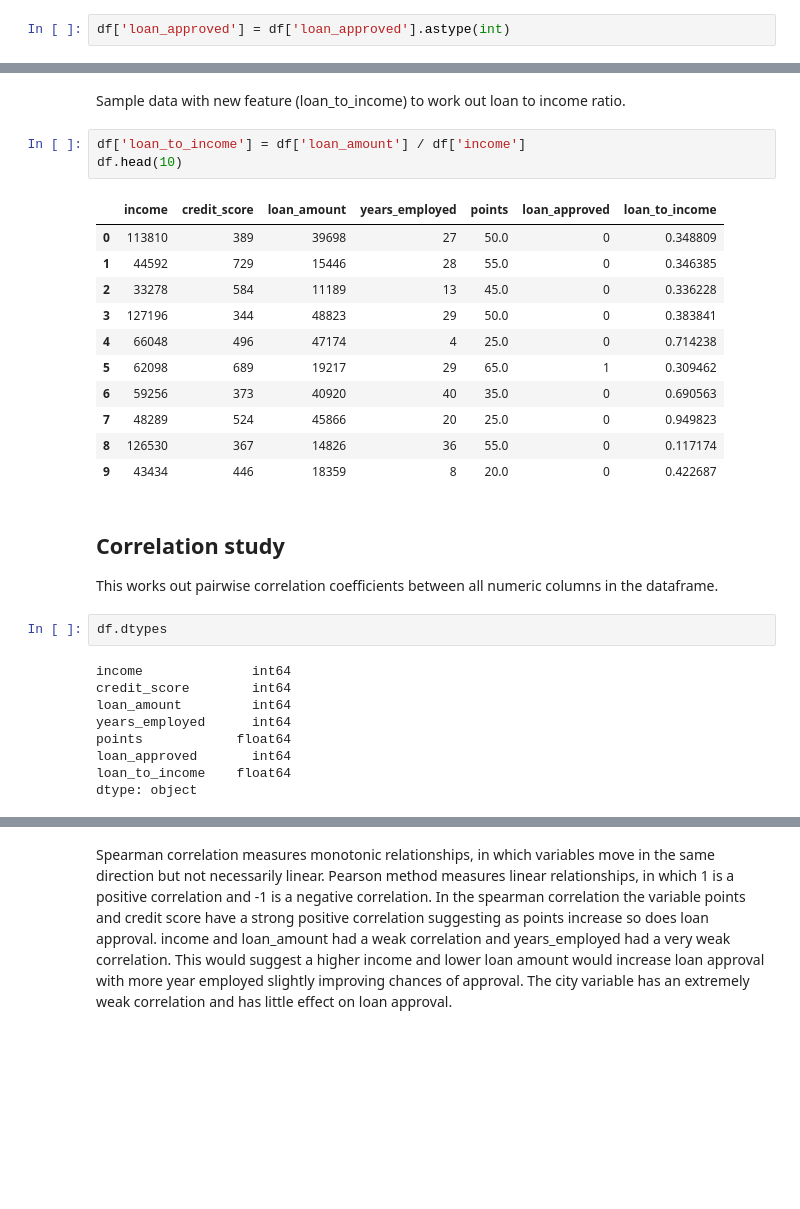
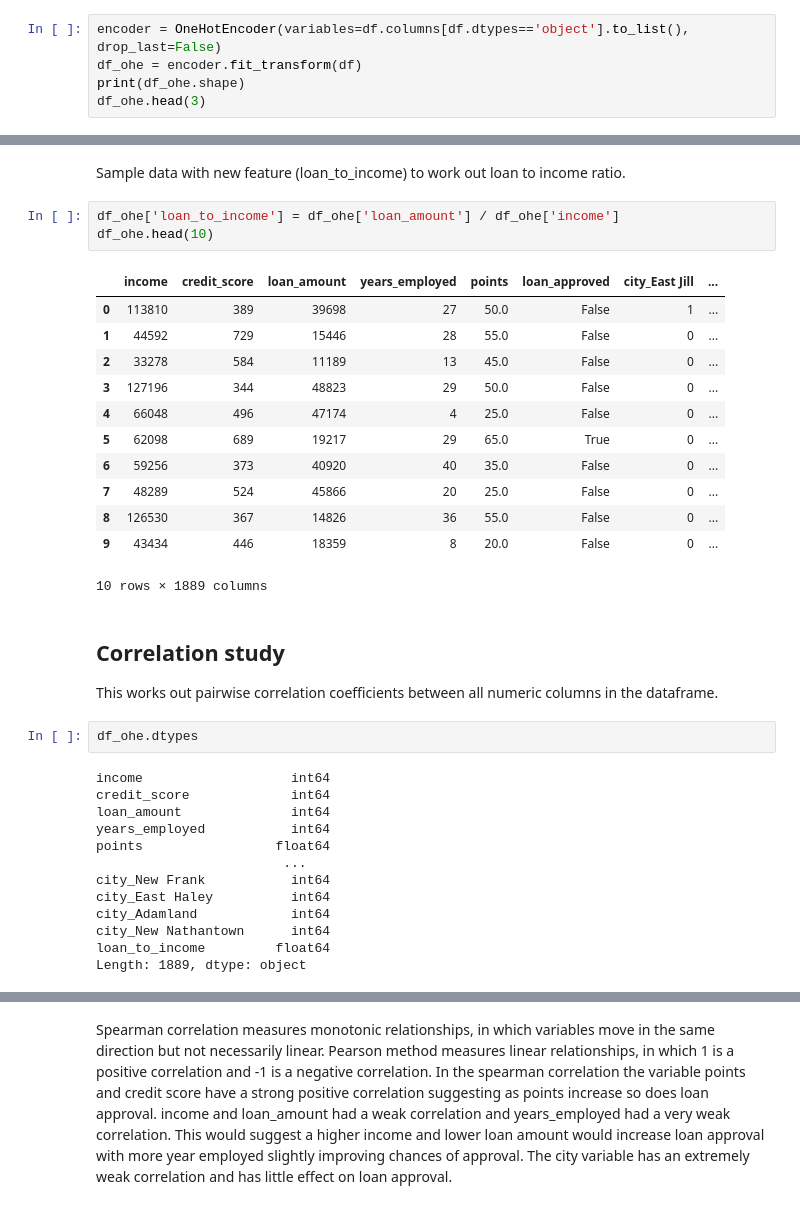
Before and after one commit to DavidRC-Projects/Approval_Predict, a Jupyter notebook: jupyter_notebooks/02 - DataVisualization.ipynb, the cells around one changed output, grey strips where cells are left out. Cells and saved outputs as stored; diff of their text form; blank space fills up the shorter version.

```diff
--- a/jupyter_notebooks/02 - DataVisualization.ipynb
+++ b/jupyter_notebooks/02 - DataVisualization.ipynb
@@ -86,2 +82,5 @@ Convert the target (loan_approved) to an integer.
 # %%
-df['loan_approved'] = df['loan_approved'].astype(int)
+encoder = OneHotEncoder(variables=df.columns[df.dtypes=='object'].to_list(), drop_last=False)
+df_ohe = encoder.fit_transform(df)
+print(df_ohe.shape)
+df_ohe.head(3)
@@ -88,32 +95,37 @@ df['loan_approved'] = df['loan_approved'].astype(int)
 # %% [markdown]
 Sample data with new feature (loan_to_income) to work out loan to income ratio.
 # %%
-df['loan_to_income'] = df['loan_amount'] / df['income']
-df.head(10)
+df_ohe['loan_to_income'] = df_ohe['loan_amount'] / df_ohe['income']
+df_ohe.head(10)
 # %% [output]
-|  | income | credit_score | loan_amount | years_employed | points | loan_approved | loan_to_income |
-| 0 | 113810 | 389 | 39698 | 27 | 50.0 | 0 | 0.348809 |
-| 1 | 44592 | 729 | 15446 | 28 | 55.0 | 0 | 0.346385 |
-| 2 | 33278 | 584 | 11189 | 13 | 45.0 | 0 | 0.336228 |
-| 3 | 127196 | 344 | 48823 | 29 | 50.0 | 0 | 0.383841 |
-| 4 | 66048 | 496 | 47174 | 4 | 25.0 | 0 | 0.714238 |
-| 5 | 62098 | 689 | 19217 | 29 | 65.0 | 1 | 0.309462 |
-| 6 | 59256 | 373 | 40920 | 40 | 35.0 | 0 | 0.690563 |
-| 7 | 48289 | 524 | 45866 | 20 | 25.0 | 0 | 0.949823 |
-| 8 | 126530 | 367 | 14826 | 36 | 55.0 | 0 | 0.117174 |
-| 9 | 43434 | 446 | 18359 | 8 | 20.0 | 0 | 0.422687 |
+|  | income | credit_score | loan_amount | years_employed | points | loan_approved | city_East Jill | ... |
+| 0 | 113810 | 389 | 39698 | 27 | 50.0 | False | 1 | ... |
+| 1 | 44592 | 729 | 15446 | 28 | 55.0 | False | 0 | ... |
+| 2 | 33278 | 584 | 11189 | 13 | 45.0 | False | 0 | ... |
+| 3 | 127196 | 344 | 48823 | 29 | 50.0 | False | 0 | ... |
+| 4 | 66048 | 496 | 47174 | 4 | 25.0 | False | 0 | ... |
+| 5 | 62098 | 689 | 19217 | 29 | 65.0 | True | 0 | ... |
+| 6 | 59256 | 373 | 40920 | 40 | 35.0 | False | 0 | ... |
+| 7 | 48289 | 524 | 45866 | 20 | 25.0 | False | 0 | ... |
+| 8 | 126530 | 367 | 14826 | 36 | 55.0 | False | 0 | ... |
+| 9 | 43434 | 446 | 18359 | 8 | 20.0 | False | 0 | ... |
+10 rows × 1889 columns
 # %% [markdown]
 ## Correlation study
 This works out pairwise correlation coefficients between all numeric columns in the dataframe.
 # %%
-df.dtypes
+df_ohe.dtypes
 # %% [output]
-income              int64
-credit_score        int64
-loan_amount         int64
-years_employed      int64
-points            float64
-loan_approved       int64
-loan_to_income    float64
-dtype: object
+income                   int64
+credit_score             int64
+loan_amount              int64
+years_employed           int64
+points                 float64
+                        ...
+city_New Frank           int64
+city_East Haley          int64
+city_Adamland            int64
+city_New Nathantown      int64
+loan_to_income         float64
+Length: 1889, dtype: object
 # %%
```
Also changed, not shown: parts of 26 cells of this notebook.
